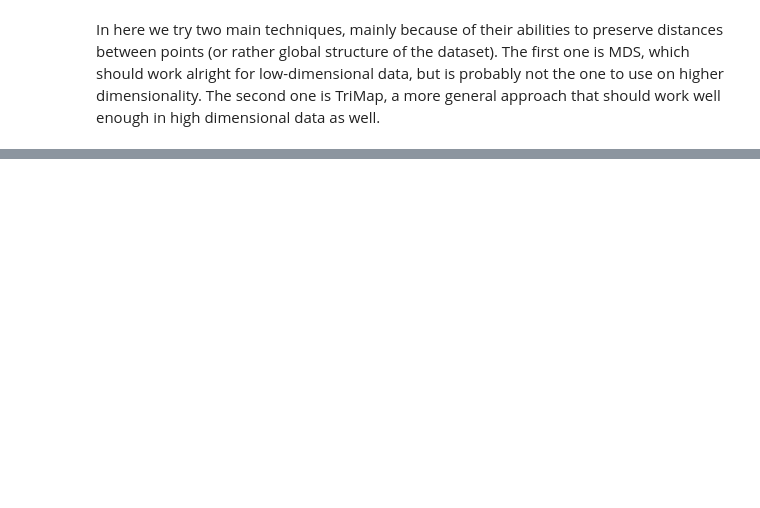
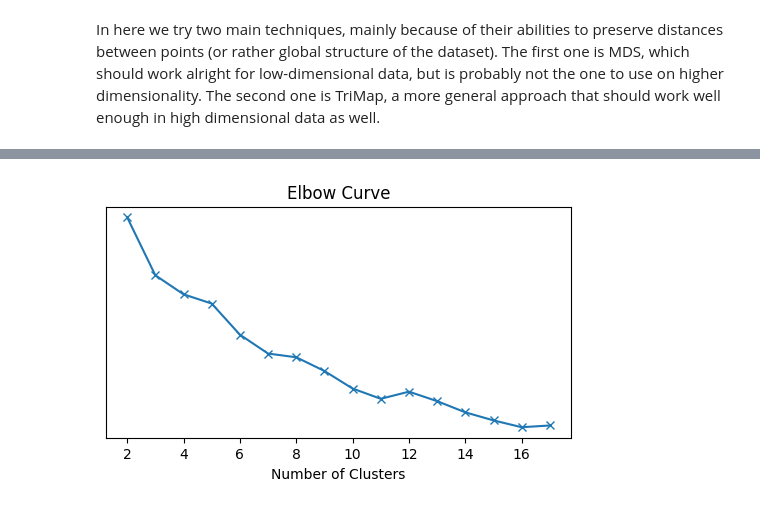
Before and after one commit to Luizerko/indigenous_clusters_and_communities, a Jupyter notebook: indigenous_project/tainacan_collection/baseline_clustering.ipynb, the cells around one changed output, grey strips where cells are left out. Drawn from its saved outputs; the diff is of its cells as text; code cells hidden in the pictures; blank space fills up the shorter version.

```diff
--- a/indigenous_project/tainacan_collection/baseline_clustering.ipynb
+++ b/indigenous_project/tainacan_collection/baseline_clustering.ipynb
@@ -151,0 +220,17 @@ In here we try two main techniques, mainly because of their abilities to preserv
+# %%
+# Multi-hot encoding 'tipo_materia_prima'
+from sklearn.preprocessing import MultiLabelBinarizer
+
+mlb = MultiLabelBinarizer()
+mlb_results = mlb.fit_transform(ind_df['tipo_materia_prima'].values)
+ind_df[mlb.classes_] = mlb_results
+
+# Encoding 'categoria'
+from sklearn.preprocessing import LabelEncoder
+
+le = LabelEncoder()
+ind_df['categoria_num'] = le.fit_transform(ind_df['categoria'])
+# %%
+# Preparing data for clustering
+datapoints = ind_df[['categoria_num'] + list(mlb.classes_)].values
+datapoints
@@ -151,0 +245,19 @@ In here we try two main techniques, mainly because of their abilities to preserv
+# %%
+from kmodes.kmodes import KModes
+
+# Elbow curve to find optimal k
+costs = []
+for k in range(2, 18):
+    km = KModes(n_clusters=k, init='random', n_init=5)
+    km.fit_predict(datapoints)
+    costs.append(km.cost_)
+
+plt.figure(figsize=(6, 3))
+plt.plot(range(2, 18), costs, 'x-')
+plt.xlabel('Number of Clusters')
+plt.ylabel('')
+plt.yticks([])
+plt.title('Elbow Curve')
+plt.show()
+# %% [output]
+[figure, added]
```
Also changed, not shown: parts of 13 cells of this notebook, 4 other files.
